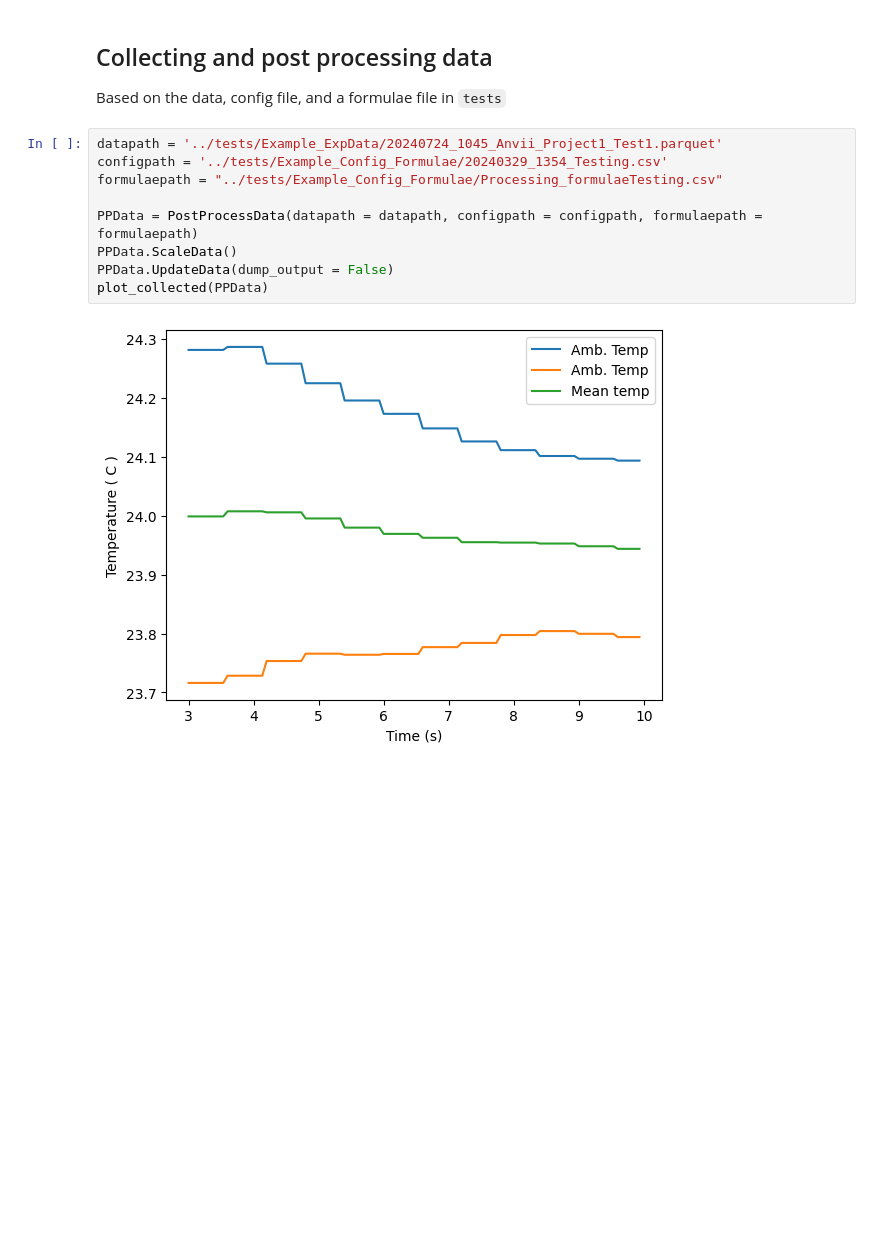
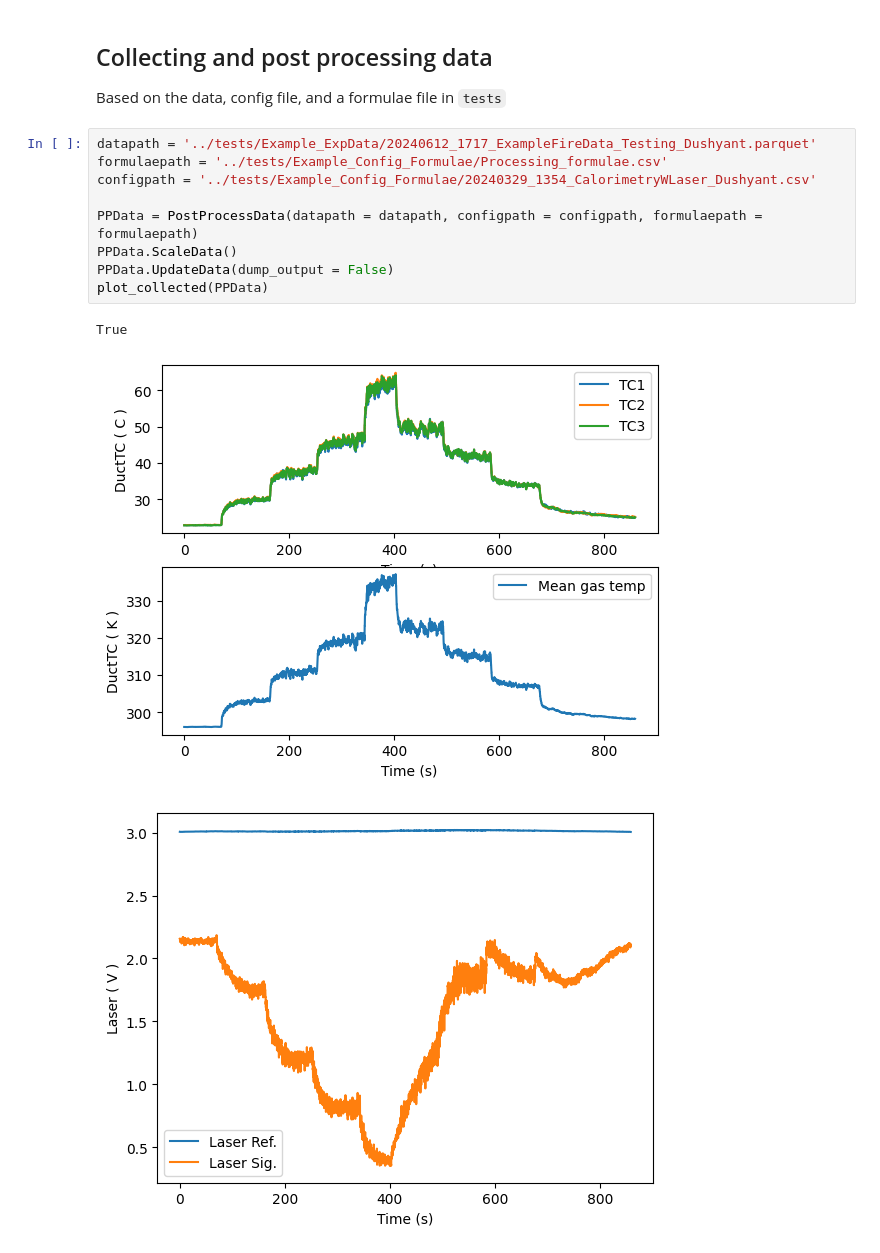
Before and after one commit to ulfsri/firepydaq, a Jupyter notebook: docs/PostProcessExample.ipynb, the cells around one changed output. Drawn from its saved outputs; the diff is of its cells as text; blank space fills up the shorter version.

Commit message:
cleaning up tests postprocessing docs

```diff
--- a/docs/PostProcessExample.ipynb
+++ b/docs/PostProcessExample.ipynb
@@ -37,13 +37,15 @@ ModuleNotFoundError: No module named 'firepydaq'
 ## Collecting and post processing data
 Based on the data, config file, and a formulae file in `tests`
 # %%
-datapath = '../tests/Example_ExpData/20240724_1045_Anvii_Project1_Test1.parquet'
-configpath = '../tests/Example_Config_Formulae/20240329_1354_Testing.csv'
-formulaepath = "../tests/Example_Config_Formulae/Processing_formulaeTesting.csv"
+datapath = '../tests/Example_ExpData/20240612_1717_ExampleFireData_Testing_Dushyant.parquet'
+formulaepath = '../tests/Example_Config_Formulae/Processing_formulae.csv'
+configpath = '../tests/Example_Config_Formulae/20240329_1354_CalorimetryWLaser_Dushyant.csv'
 
 PPData = PostProcessData(datapath = datapath, configpath = configpath, formulaepath = formulaepath)
 PPData.ScaleData()
 PPData.UpdateData(dump_output = False)
 plot_collected(PPData)
 # %% [output]
+True
-[figure, old version]
+[figure, new version]
+[figure, added]
```
Also changed, not shown: parts of 2 cells of this notebook, 8 other files.
